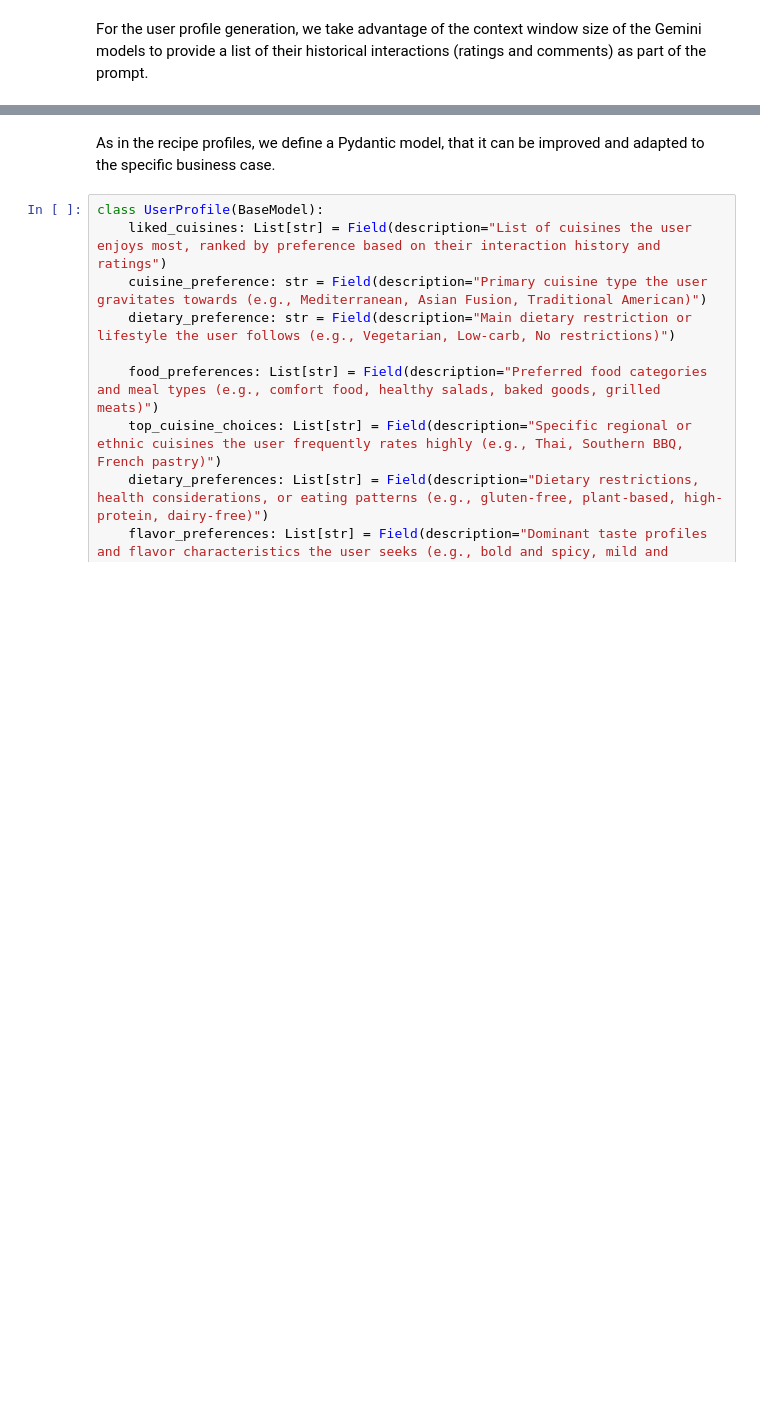
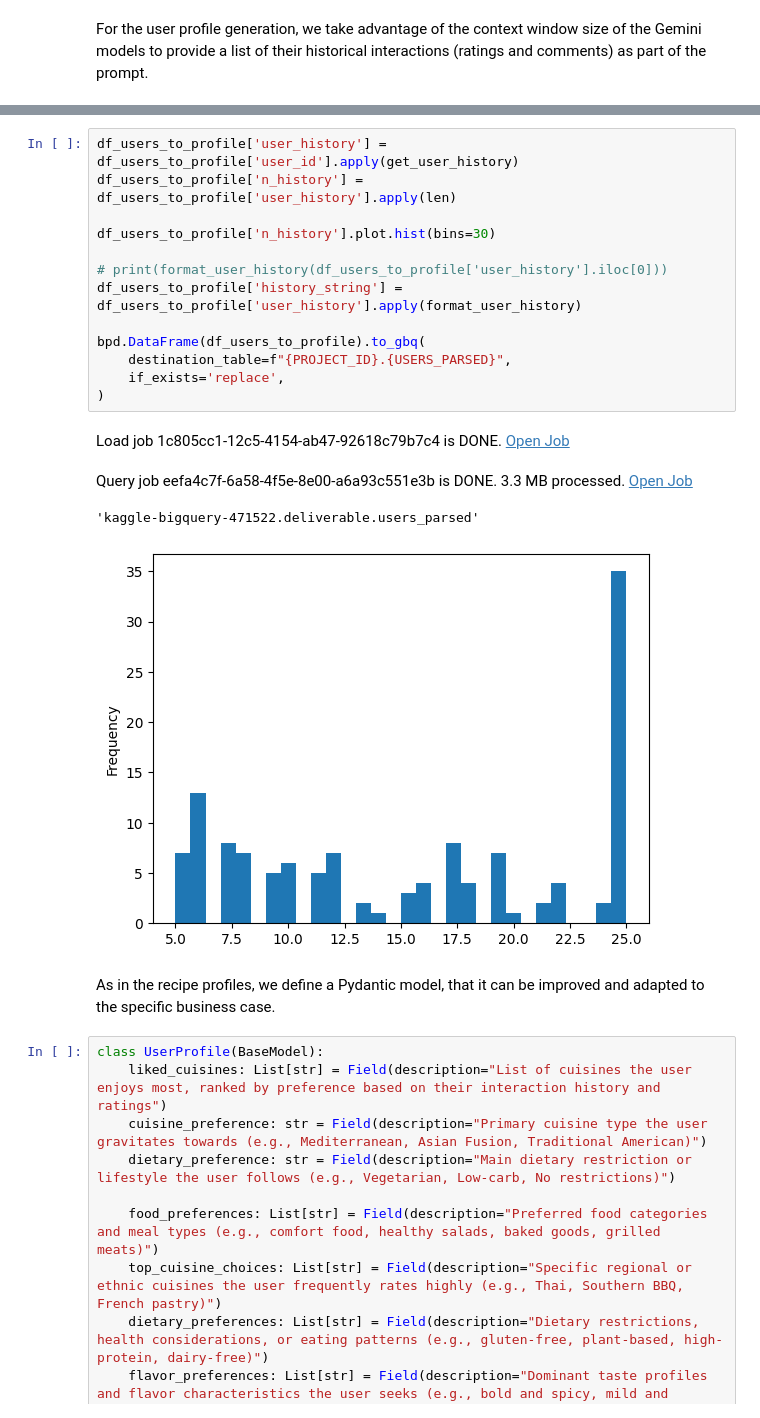
Before and after one commit to jeremy-jmc/kaggle-bigquery-hackaton-2025, a Jupyter notebook: deliverable.ipynb, the cells around one changed output, grey strips where cells are left out. Cells and saved outputs as stored; diff of their text form; blank space fills up the shorter version.

```diff
--- a/deliverable.ipynb
+++ b/deliverable.ipynb
@@ -623,3 +692,21 @@ def format_user_history(user_history: list[dict]) -> str:
+# %%
+df_users_to_profile['user_history'] = df_users_to_profile['user_id'].apply(get_user_history)
+df_users_to_profile['n_history'] = df_users_to_profile['user_history'].apply(len)
+
+df_users_to_profile['n_history'].plot.hist(bins=30)
+
+# print(format_user_history(df_users_to_profile['user_history'].iloc[0]))
+df_users_to_profile['history_string'] = df_users_to_profile['user_history'].apply(format_user_history)
+
+bpd.DataFrame(df_users_to_profile).to_gbq(
+    destination_table=f"{PROJECT_ID}.{USERS_PARSED}",
+    if_exists='replace',
+)
+# %% [output]
+Load job 1c805cc1-12c5-4154-ab47-92618c79b7c4 is DONE. Open Job
+Query job eefa4c7f-6a58-4f5e-8e00-a6a93c551e3b is DONE. 3.3 MB processed. Open Job
+'kaggle-bigquery-471522.deliverable.users_parsed'
+[figure, added]
 # %% [markdown]
 As in the recipe profiles, we define a Pydantic model, that it can be improved and adapted to the specific business case.
 # %%
```
Also changed, not shown: parts of 9 cells of this notebook, 1 other file.
